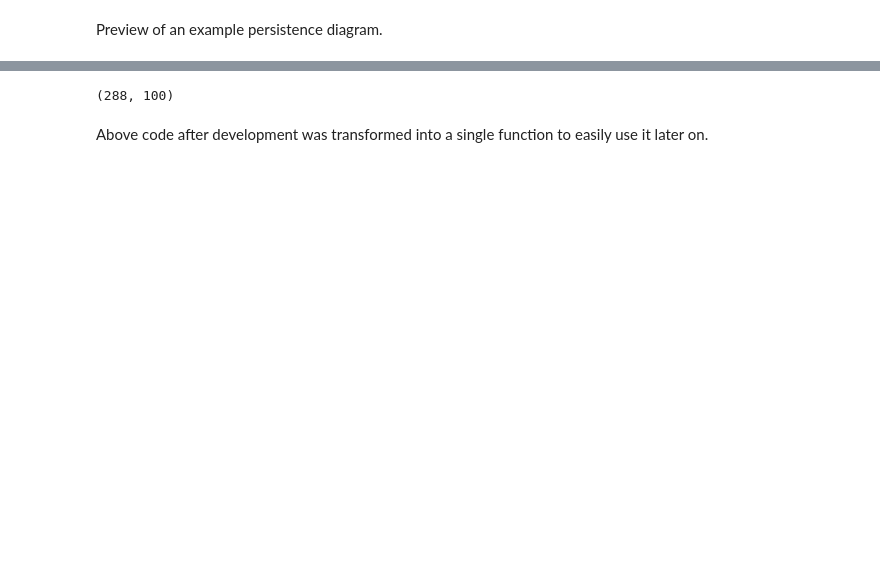
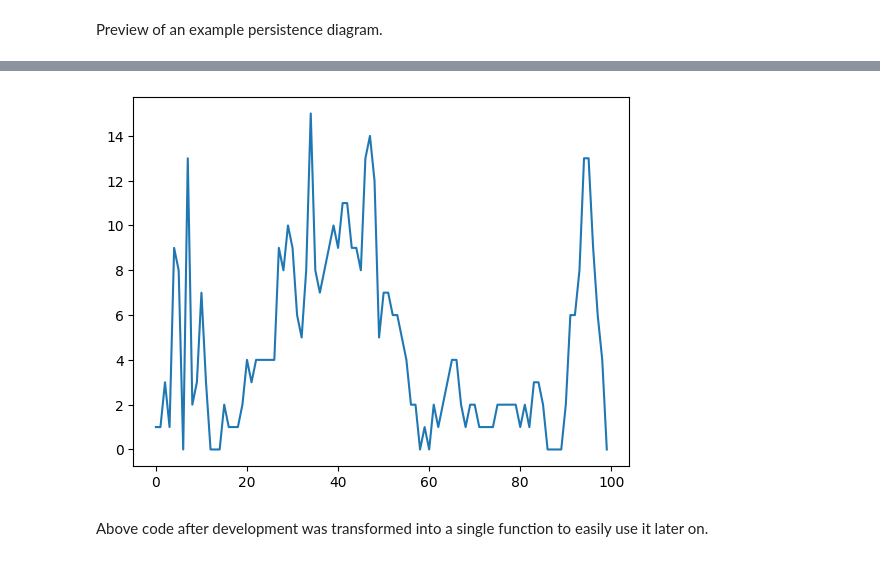
Before and after one commit to Ilnicki010/tda-net-covid-classification, a Jupyter notebook: main.ipynb, the cells around one changed output, grey strips where cells are left out. Cells and saved outputs as stored; diff of their text form; code cells hidden in the pictures; blank space fills up the shorter version.

```diff
--- a/main.ipynb
+++ b/main.ipynb
@@ -187,16 +142,17 @@ dgms_processed = [
     for dgm in dgms
 ]
 # %%
-bc = BettiCurve()
+bc = BettiCurve() # n_bins is 100 by default
 
 betti_curves = np.array([
     bc.fit_transform(X = dgm)[0][0]
     for dgm in dgms_processed
 ])
 
-betti_curves.shape # random example betti-curve
+plt.plot(betti_curves[10]) # random example betti-curve
+plt.show()
 # %% [output]
-(288, 100)
+[figure, added]
 # %% [markdown]
 Above code after development was transformed into a single function to easily use it later on.
 # %%
```
Also changed, not shown: parts of 16 cells of this notebook, 1 other file.
